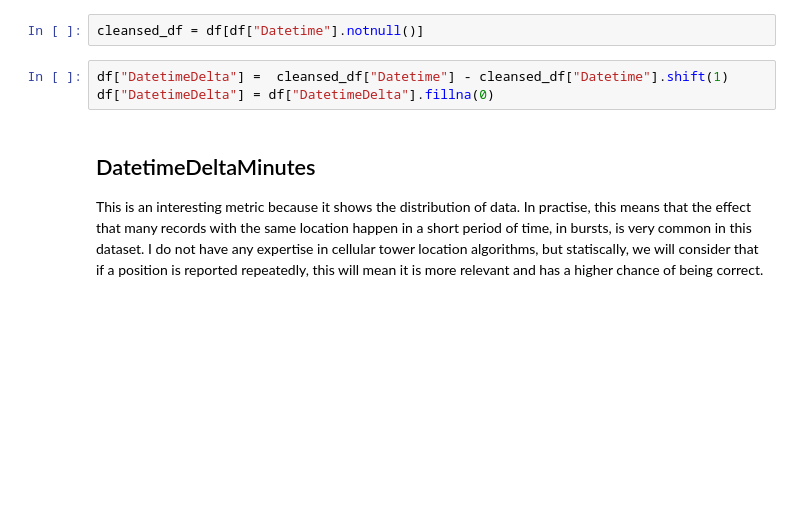
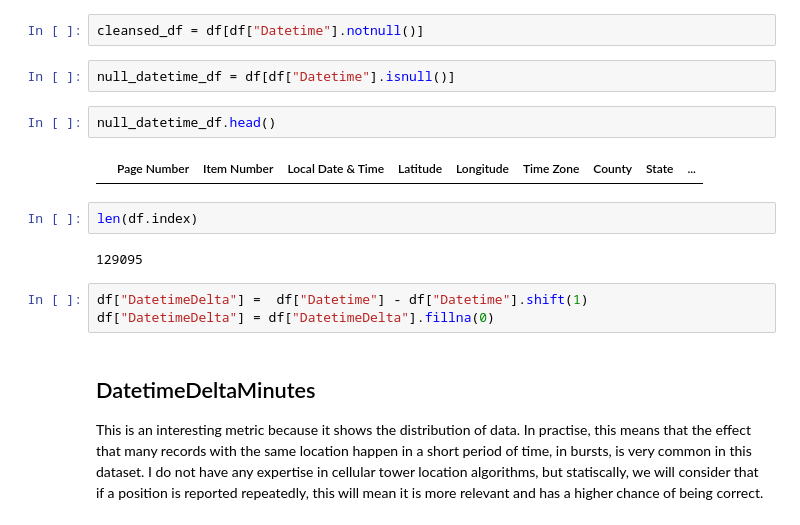
Before and after one commit to afshimono/tower_test, a Jupyter notebook: TowerTest.ipynb, the cells around one changed output. Cells and saved outputs as stored; diff of their text form; blank space fills up the shorter version.

```diff
--- a/TowerTest.ipynb
+++ b/TowerTest.ipynb
@@ -86,7 +192,17 @@ df["Datetime"].describe()
 # %%
 cleansed_df = df[df["Datetime"].notnull()]
+# %%
+null_datetime_df = df[df["Datetime"].isnull()]
+# %%
+null_datetime_df.head()
+# %% [output]
+|  | Page Number | Item Number | Local Date & Time | Latitude | Longitude | Time Zone | County | State | ... |
+# %%
+len(df.index)
+# %% [output]
+129095
 # %%
-df["DatetimeDelta"] =  cleansed_df["Datetime"] - cleansed_df["Datetime"].shift(1)
+df["DatetimeDelta"] =  df["Datetime"] - df["Datetime"].shift(1)
 df["DatetimeDelta"] = df["DatetimeDelta"].fillna(0)
 # %% [markdown]
 ## DatetimeDeltaMinutes
```
Also changed, not shown: parts of 22 cells of this notebook, 1 other file.
